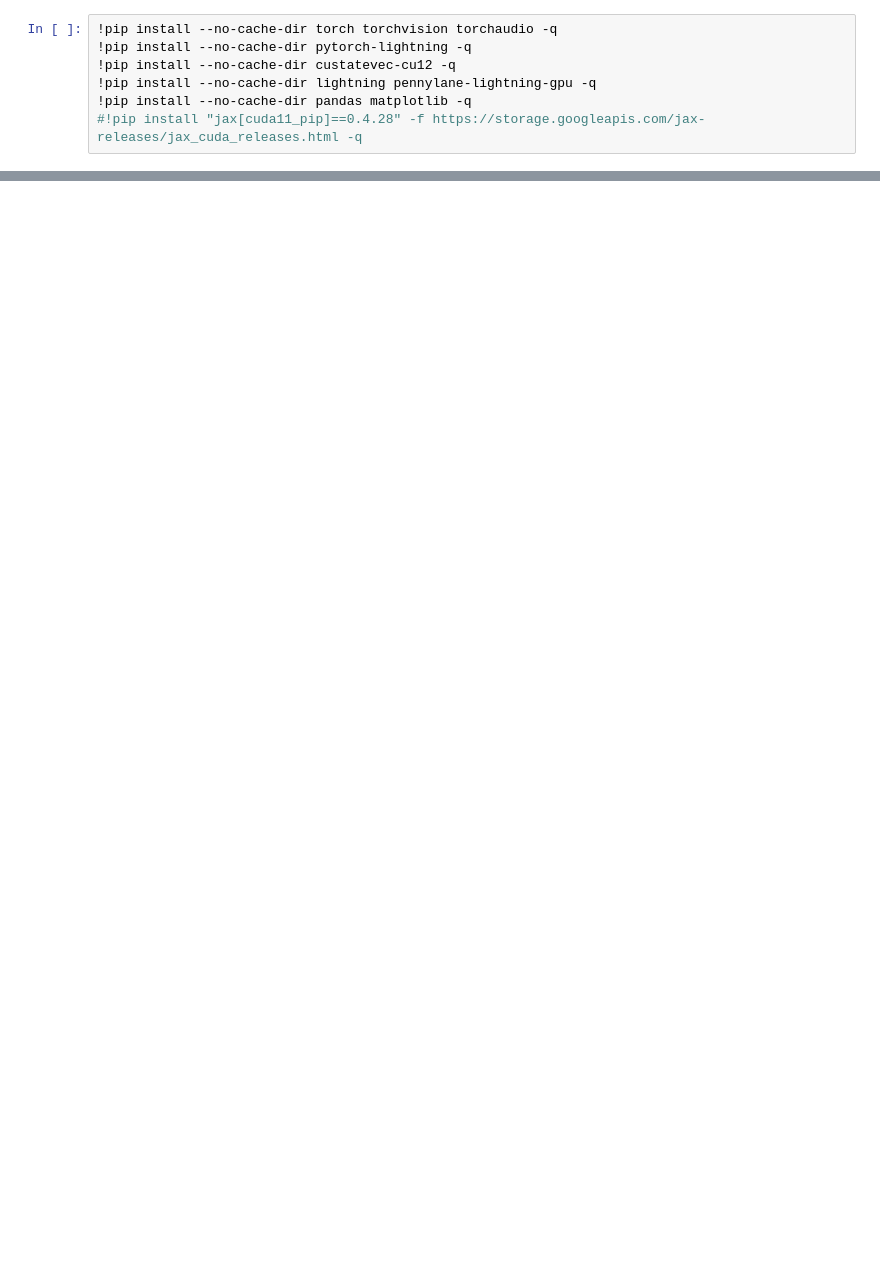
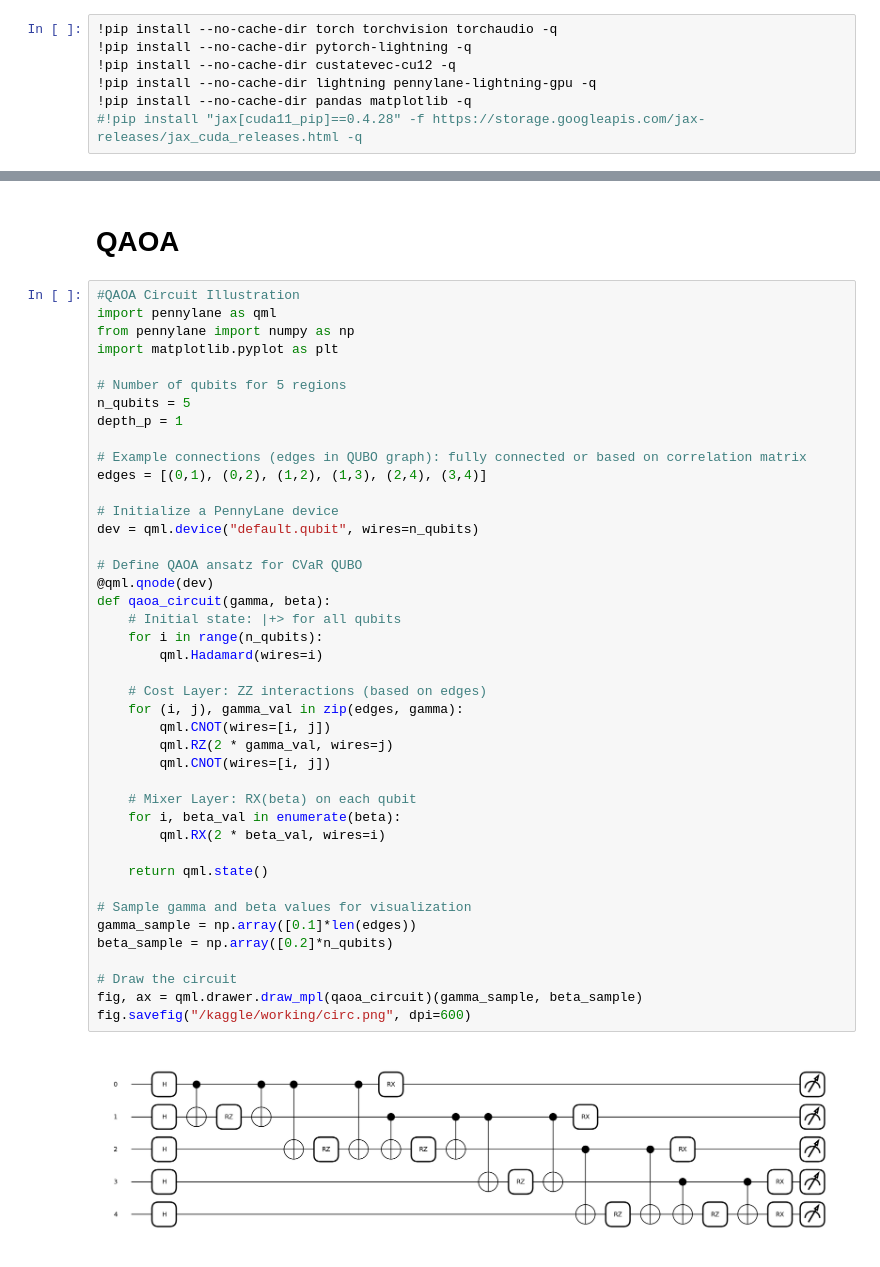
Before and after one commit to Sabarikirishwaran/DelphiQ, a Jupyter notebook: qic-wbc.ipynb, the cells around one changed output, grey strips where cells are left out. Drawn from its saved outputs; the diff is of its cells as text; blank space fills up the shorter version.

Commit message:
Kaggle Notebook | QIC_WBC | updated_code

```diff
--- a/qic-wbc.ipynb
+++ b/qic-wbc.ipynb
@@ -404,0 +475,46 @@ train_and_eval(quantum_circuit_reupload, params_init_reupload, X_tr, y_tr, X_te,
+# %% [markdown]
+# QAOA
+# %%
+#QAOA Circuit Illustration
+import pennylane as qml
+from pennylane import numpy as np
+import matplotlib.pyplot as plt
+
+# Number of qubits for 5 regions
+n_qubits = 5
+depth_p = 1
+
+# Example connections (edges in QUBO graph): fully connected or based on correlation matrix
+edges = [(0,1), (0,2), (1,2), (1,3), (2,4), (3,4)]
+
+# Initialize a PennyLane device
+dev = qml.device("default.qubit", wires=n_qubits)
+
+# Define QAOA ansatz for CVaR QUBO
+@qml.qnode(dev)
+def qaoa_circuit(gamma, beta):
+    # Initial state: |+> for all qubits
+    for i in range(n_qubits):
+        qml.Hadamard(wires=i)
+
+    # Cost Layer: ZZ interactions (based on edges)
+    for (i, j), gamma_val in zip(edges, gamma):
+        qml.CNOT(wires=[i, j])
+        qml.RZ(2 * gamma_val, wires=j)
+        qml.CNOT(wires=[i, j])
+
+    # Mixer Layer: RX(beta) on each qubit
+    for i, beta_val in enumerate(beta):
+        qml.RX(2 * beta_val, wires=i)
+
+    return qml.state()
+
+# Sample gamma and beta values for visualization
+gamma_sample = np.array([0.1]*len(edges))
+beta_sample = np.array([0.2]*n_qubits)
+
+# Draw the circuit
+fig, ax = qml.drawer.draw_mpl(qaoa_circuit)(gamma_sample, beta_sample)
+fig.savefig("/kaggle/working/circ.png", dpi=600)
+# %% [output]
+[figure, added]
```
Also changed, not shown: parts of 6 cells of this notebook.
